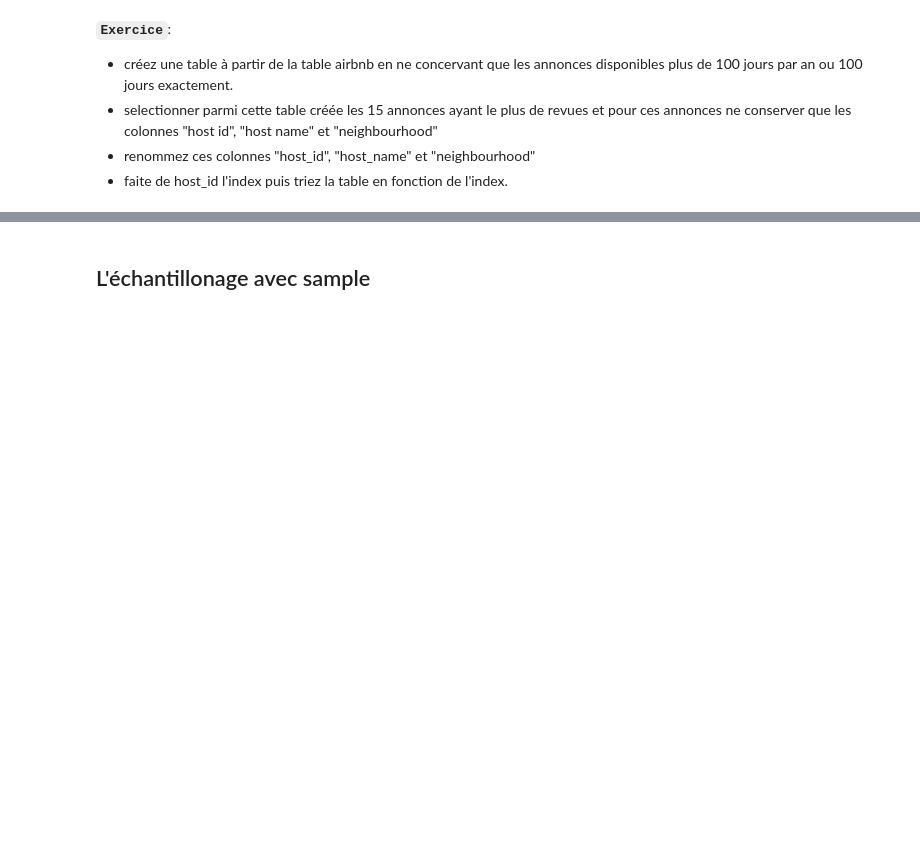
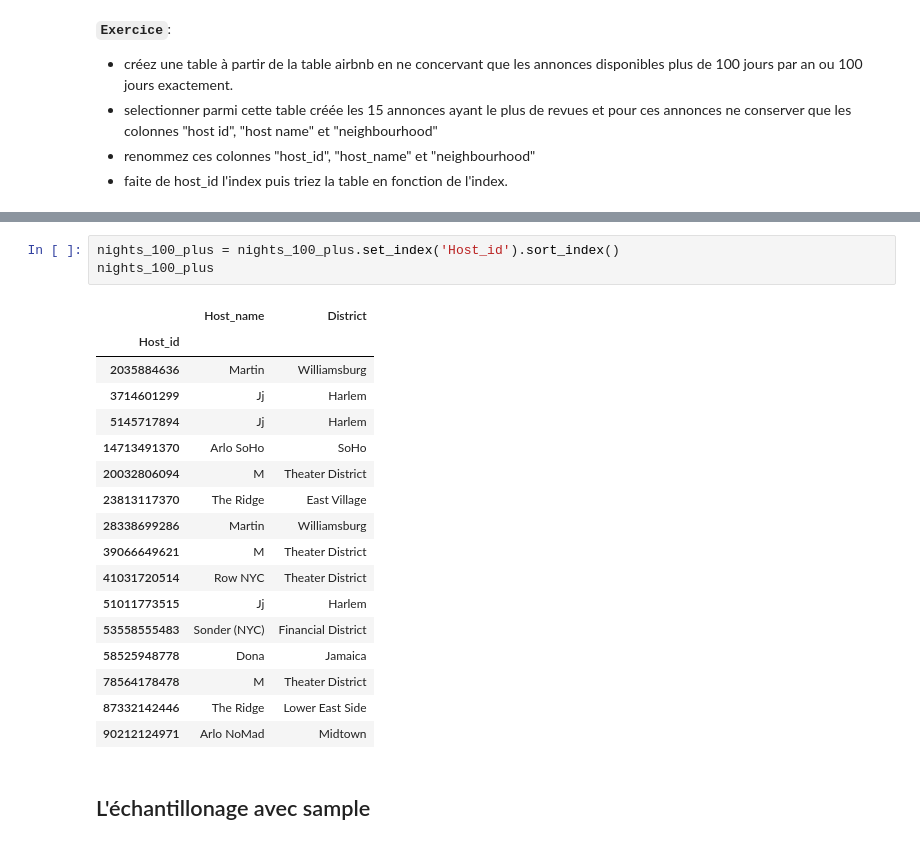
Before and after one commit to 955928/date_engineer_week_brief, a Jupyter notebook: cours/5-2-Pandas.ipynb, the cells around one changed output, grey strips where cells are left out. Cells and saved outputs as stored; diff of their text form; blank space fills up the shorter version.

```diff
--- a/cours/5-2-Pandas.ipynb
+++ b/cours/5-2-Pandas.ipynb
@@ -451,3 +538,24 @@ df.set_index('nom')
+# %%
+nights_100_plus = nights_100_plus.set_index('Host_id').sort_index()
+nights_100_plus
+# %% [output]
+|  | Host_name | District |
+| Host_id |  |  |
+| 2035884636 | Martin | Williamsburg |
+| 3714601299 | Jj | Harlem |
+| 5145717894 | Jj | Harlem |
+| 14713491370 | Arlo SoHo | SoHo |
+| 20032806094 | M | Theater District |
+| 23813117370 | The Ridge | East Village |
+| 28338699286 | Martin | Williamsburg |
+| 39066649621 | M | Theater District |
+| 41031720514 | Row NYC | Theater District |
+| 51011773515 | Jj | Harlem |
+| 53558555483 | Sonder (NYC) | Financial District |
+| 58525948778 | Dona | Jamaica |
+| 78564178478 | M | Theater District |
+| 87332142446 | The Ridge | Lower East Side |
+| 90212124971 | Arlo NoMad | Midtown |
 # %% [markdown]
 ## L'échantillonage avec sample
 # %% [markdown]
```
Also changed, not shown: parts of 12 cells of this notebook.
